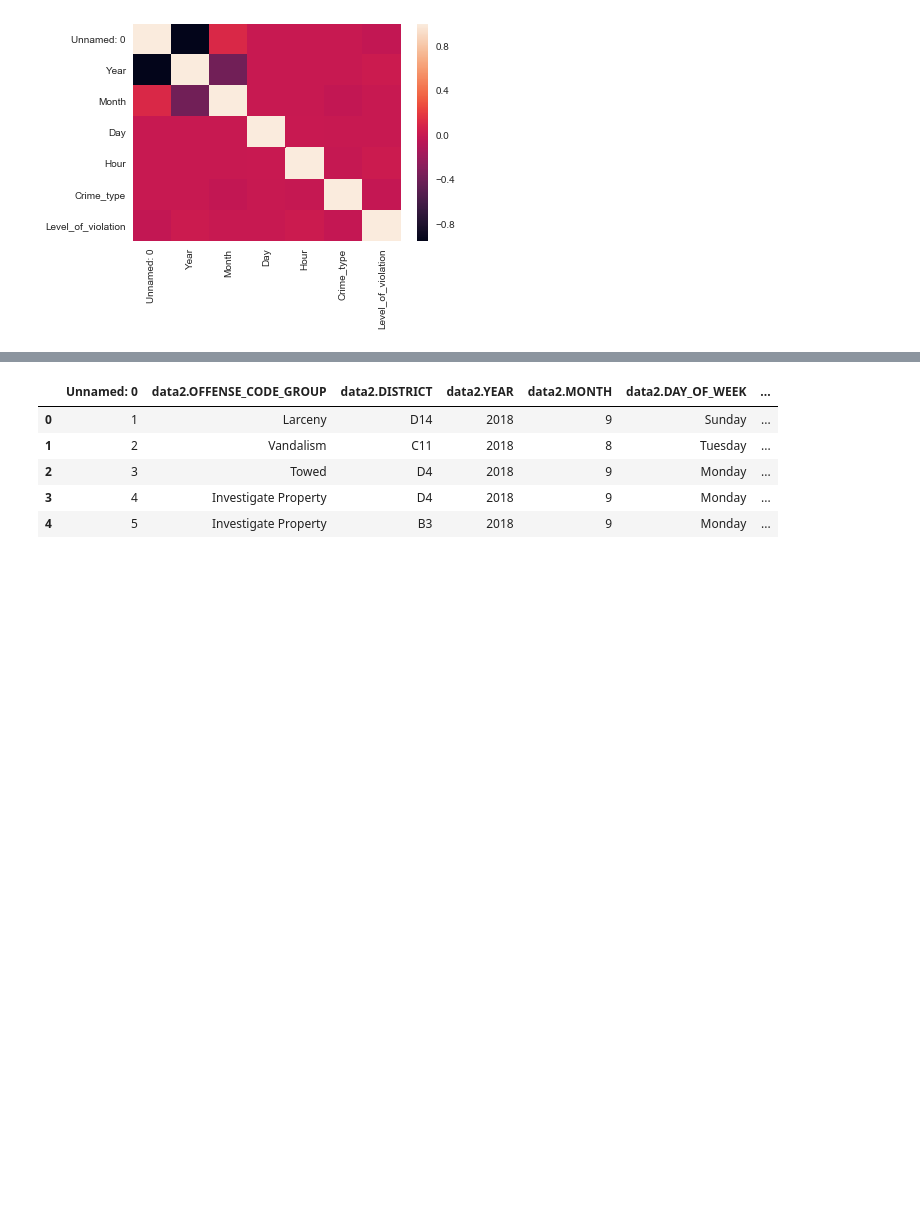
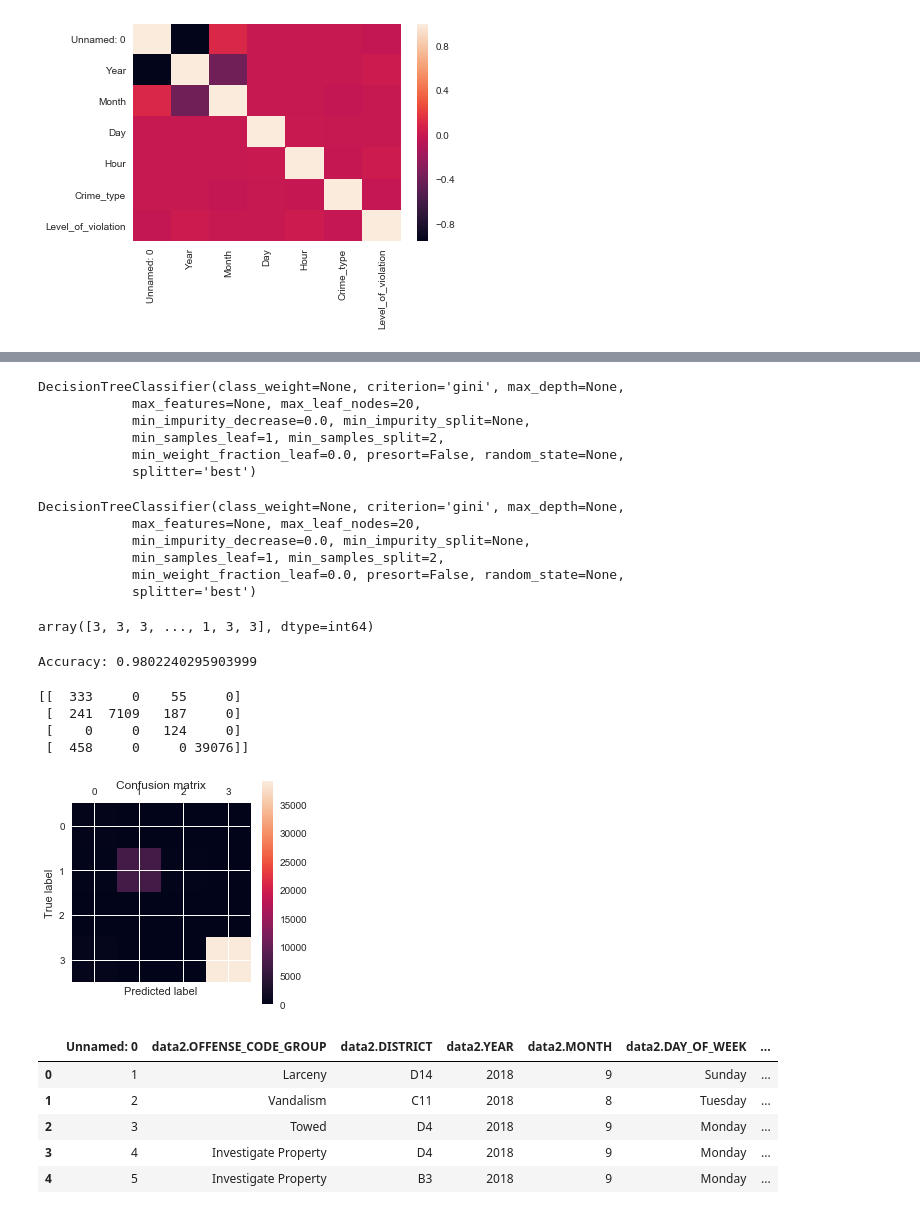
Before and after one commit to Reet1992/Boston_Crime_Prediction, a Jupyter notebook: crime_prediction_python.ipynb, the cells around one changed output, grey strips where cells are left out. Drawn from its saved outputs; the diff is of its cells as text; code cells hidden in the pictures; blank space fills up the shorter version.

```diff
--- a/crime_prediction_python.ipynb
+++ b/crime_prediction_python.ipynb
@@ -290,3 +410,50 @@ plt.show()
+# %%
+X_train, X_test, y_train, y_test = train_test_split(x3, y3, test_size=0.15, random_state=1)
+# %%
+from sklearn import tree
+clf3 = DecisionTreeClassifier(max_depth=None, max_leaf_nodes=20)
+clf3
+# %% [output]
+DecisionTreeClassifier(class_weight=None, criterion='gini', max_depth=None,
+            max_features=None, max_leaf_nodes=20,
+            min_impurity_decrease=0.0, min_impurity_split=None,
+            min_samples_leaf=1, min_samples_split=2,
+            min_weight_fraction_leaf=0.0, presort=False, random_state=None,
+            splitter='best')
+# %%
+clf3.fit(X_train, y_train)
+# %% [output]
+DecisionTreeClassifier(class_weight=None, criterion='gini', max_depth=None,
+            max_features=None, max_leaf_nodes=20,
+            min_impurity_decrease=0.0, min_impurity_split=None,
+            min_samples_leaf=1, min_samples_split=2,
+            min_weight_fraction_leaf=0.0, presort=False, random_state=None,
+            splitter='best')
+# %%
+y_pred = clf3.predict(X_test)
+y_pred
+# %% [output]
+array([3, 3, 3, ..., 1, 3, 3], dtype=int64)
+# %%
+print("Accuracy:",metrics.accuracy_score(y_test, y_pred))
+# %% [output]
+Accuracy: 0.9802240295903999
+# %%
+from sklearn.metrics import confusion_matrix
+cm = confusion_matrix(y_pred,y_test)
+print(cm)
+plt.matshow(cm)
+plt.title('Confusion matrix')
+plt.colorbar()
+plt.ylabel('True label')
+plt.xlabel('Predicted label')
+plt.show()
+# %% [output]
+[[  333     0    55     0]
+ [  241  7109   187     0]
+ [    0     0   124     0]
+ [  458     0     0 39076]]
+[figure, added]
 # %%
 ######## MApping data to Geographical Data ######
 # %%
```
Also changed, not shown: parts of 14 cells of this notebook.
